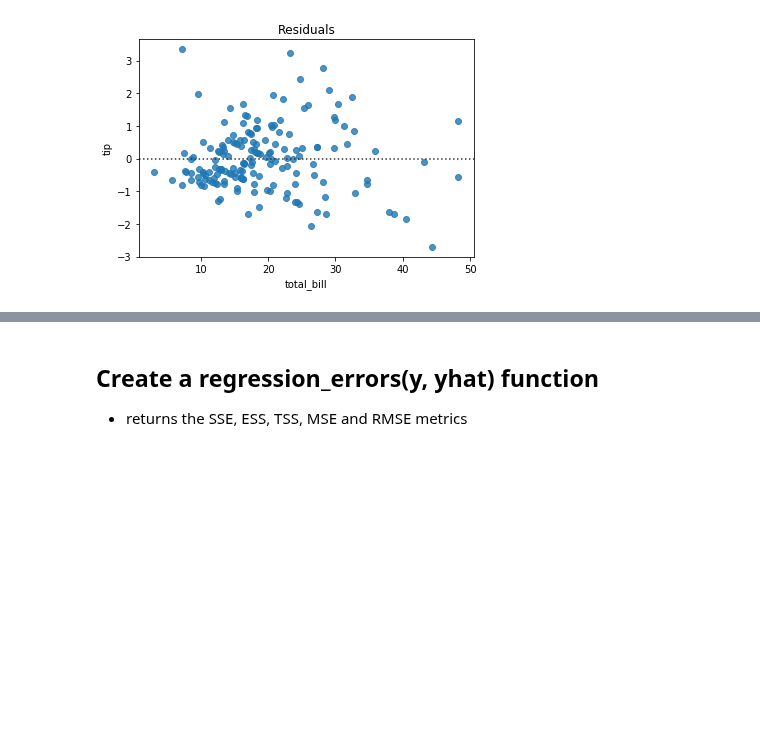
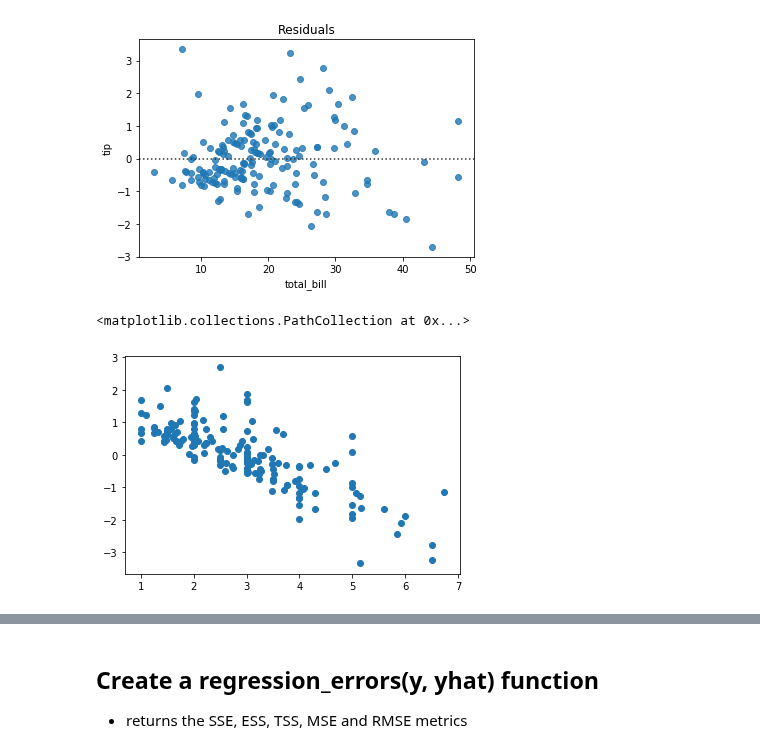
Before and after one commit to faithkane3/zillow_project, a Jupyter notebook: evaluate_walkthrough.ipynb, the cells around one changed output, grey strips where cells are left out. Drawn from its saved outputs; the diff is of its cells as text; code cells hidden in the pictures; blank space fills up the shorter version.

```diff
--- a/evaluate_walkthrough.ipynb
+++ b/evaluate_walkthrough.ipynb
@@ -98,3 +98,12 @@ plot_residuals('total_bill', 'tip', train)
 evaluate.plot_residuals('total_bill', 'tip', train)
 # %% [output]
 [figure]
+# %%
+# Using Matplotlib to plot the actual versus the residual
+
+residuals = ols_yhat - y_train
+# %%
+plt.scatter(y_train, residuals)
+# %% [output]
+<matplotlib.collections.PathCollection at 0x...>
+[figure, added]
```
Also changed, not shown: parts of 4 cells of this notebook, 2 other files.
